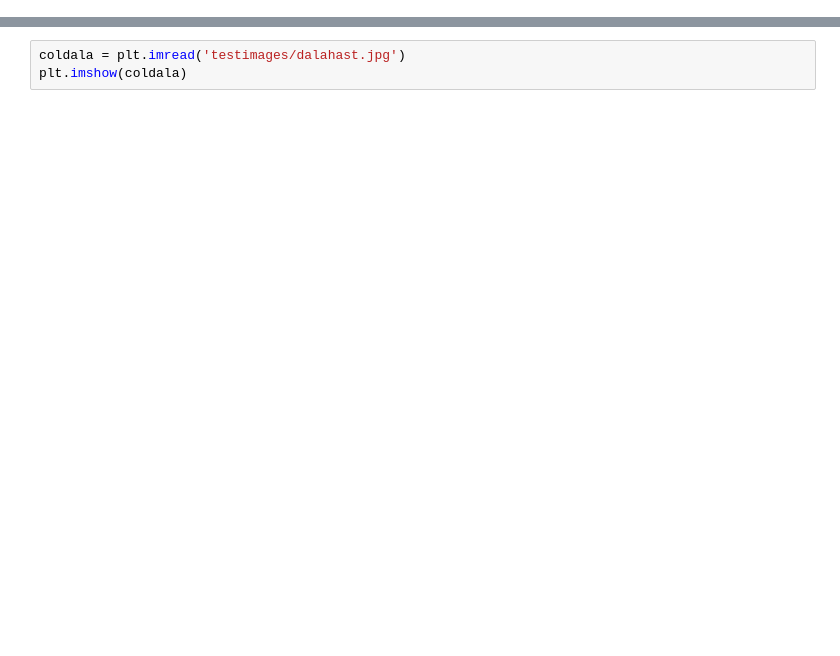
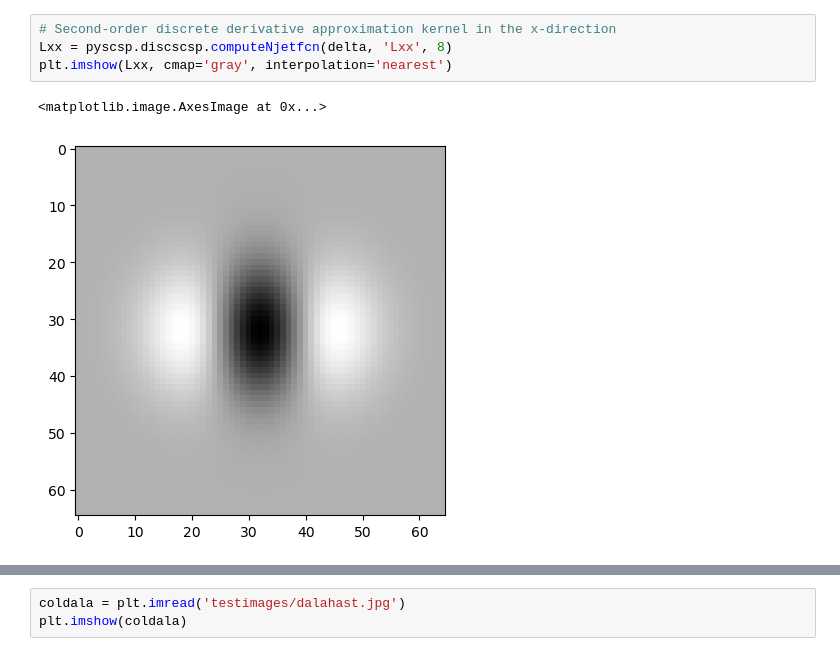
Before and after one commit to tonylindeberg/pyscsp, a Jupyter notebook: discscspdemo.ipynb, the cells around one changed output, grey strips where cells are left out. Cells and saved outputs as stored; diff of their text form; blank space fills up the shorter version.

```diff
--- a/discscspdemo.ipynb
+++ b/discscspdemo.ipynb
@@ -118,0 +31,7 @@ discscsp.variance(discscsp.scspconv(delta255, 10, 'intgauss'))
+# %%
+# Second-order discrete derivative approximation kernel in the x-direction
+Lxx = pyscsp.discscsp.computeNjetfcn(delta, 'Lxx', 8)
+plt.imshow(Lxx, cmap='gray', interpolation='nearest')
+# %% [output]
+<matplotlib.image.AxesImage at 0x...>
+[figure, added]
```
Also changed, not shown: parts of 71 cells of this notebook, 6 other files.
